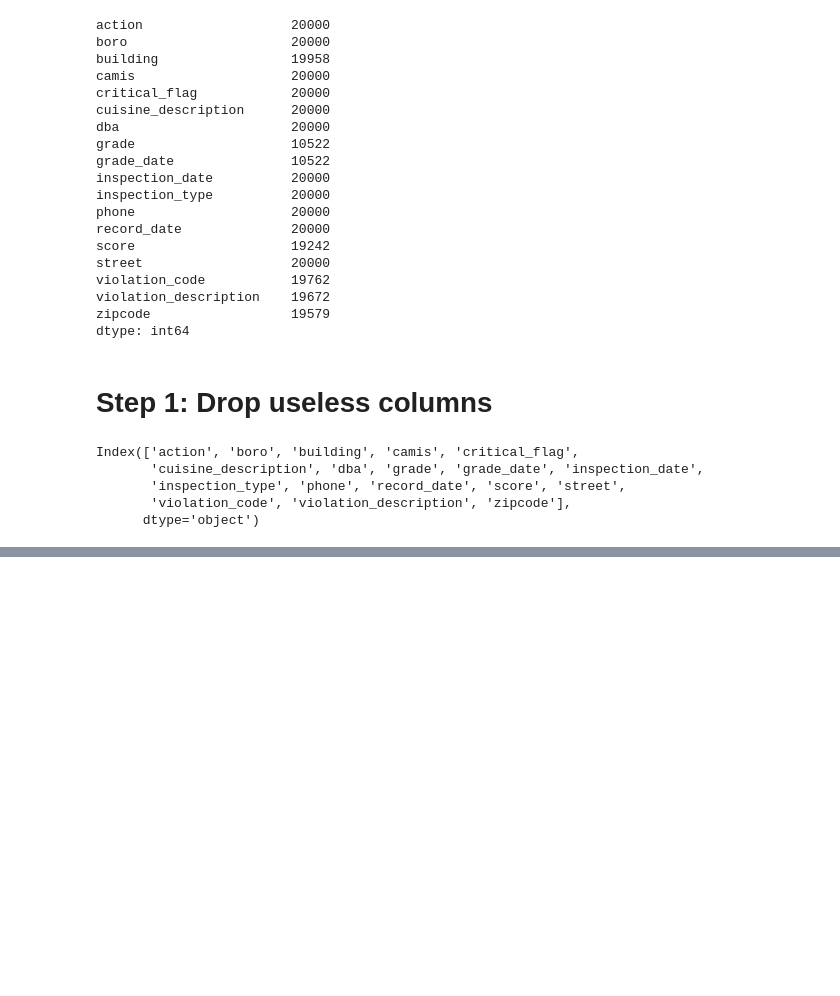
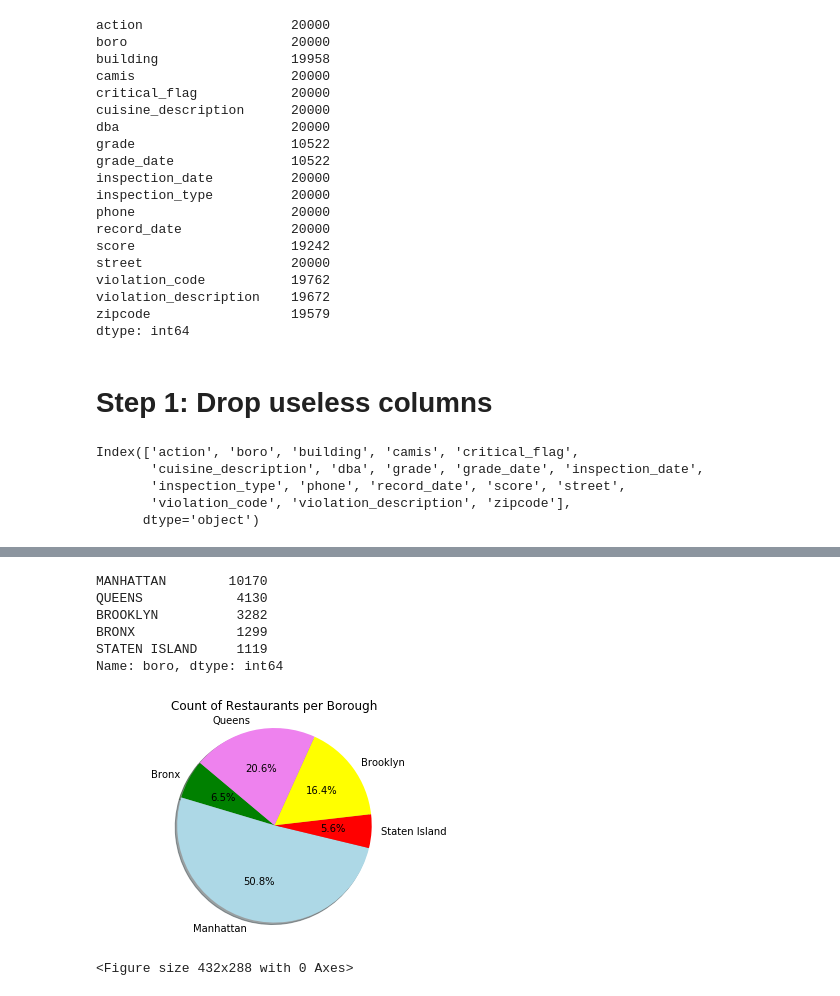
Before and after one commit to dewizdumb/Project-1, a Jupyter notebook: Raq.ipynb, the cells around one changed output, grey strips where cells are left out. Cells and saved outputs as stored; diff of their text form; code cells hidden in the pictures; blank space fills up the shorter version.

```diff
--- a/Raq.ipynb
+++ b/Raq.ipynb
@@ -77,0 +67,28 @@ df.plot.scatter(x="cuisines", y="grades", title="Grades per Cuisine")
+# %%
+countboro = newresults2["boro"].value_counts()
+countboro
+# %% [output]
+MANHATTAN        10170
+QUEENS            4130
+BROOKLYN          3282
+BRONX             1299
+STATEN ISLAND     1119
+Name: boro, dtype: int64
+# %%
+# BarGraph 2: count of restaurants per borough
+# delete restaurants that don't have an assigned borough
+
+labels = "Bronx","Manhattan","Staten Island","Brooklyn","Queens"
+sizes = [1299, 10170, 1119, 3282, 4130]
+colors = ["green","lightblue","red","yellow","violet"]
+explode = (0, 0, 0, 0,0)
+plt.pie(sizes, explode=explode, labels=labels, colors=colors,
+autopct='%1.1f%%', shadow=True, startangle=140)
+plt.title("Count of Restaurants per Borough")
+plt.axis('equal')
+plt.show()
+
+plt.savefig('Count_restaurants.png')
+# %% [output]
+[figure, added]
+<Figure size 432x288 with 0 Axes>
```
Also changed, not shown: parts of 12 cells of this notebook.
